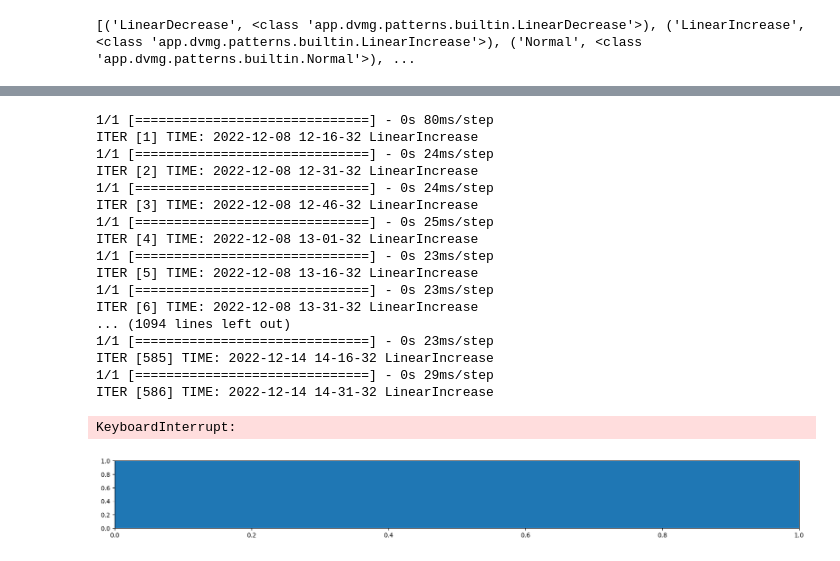
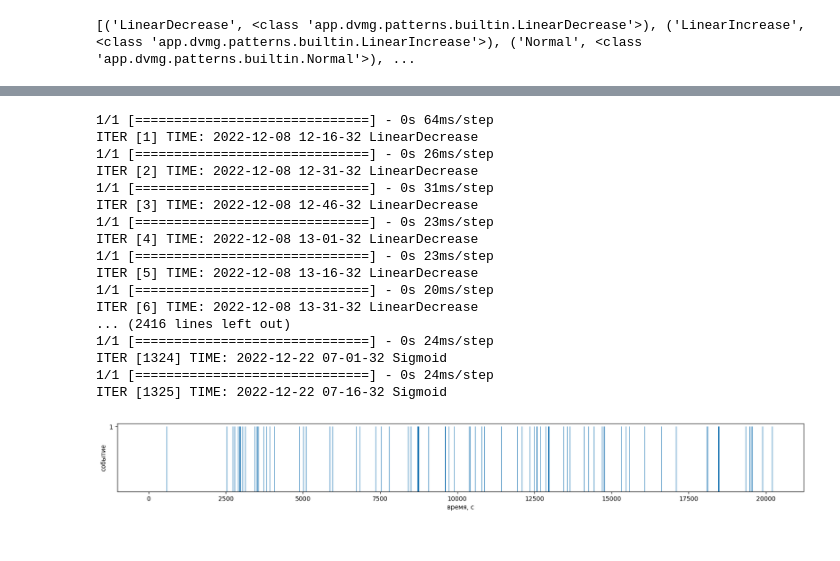
Before and after one commit to 3xiced/dvmg, a Jupyter notebook: net/keras.ipynb, the cells around one changed output, grey strips where cells are left out. Saved outputs shown, nothing was run; the diff lists cells and outputs as text; code cells hidden in the pictures.

```diff
--- a/net/keras.ipynb
+++ b/net/keras.ipynb
@@ -43,7 +43,7 @@ test_dataset_model_2: list[tuple[np.ndarray, int]] = list() # (X, class_id)
 
 # Paths to data files
 training_file_path = f'../dataset/{onlyfiles[0]}'
-test_file_path = f'../dataset/{onlyfiles[1]}'
+# test_file_path = f'../dataset/{onlyfiles[1]}'
 
 def parse(path: str, pattern_name: str) -> tuple[np.ndarray, np.ndarray, list]:
 
@@ -84,14 +84,14 @@ for ptrn in f_patterns_list:
     dataset_model_1 += [((X_model_1, y_model_1), pattern_name)]
     dataset_model_2 = [*dataset_model_2, *X_model_2]
 
-    test_data = parse(test_file_path, pattern_name)
+    # test_data = parse(test_file_path, pattern_name)
 
-    X_model_1 = test_data["X_model_1"] # type: ignore
-    y_model_1 = test_data["y_model_1"] # type: ignore
-    X_model_2 = test_data["X_model_2"] # type: ignore
+    # X_model_1 = test_data["X_model_1"] # type: ignore
+    # y_model_1 = test_data["y_model_1"] # type: ignore
+    # X_model_2 = test_data["X_model_2"] # type: ignore
 
-    test_dataset_model_1 += [((X_model_1, y_model_1), pattern_name)]
-    test_dataset_model_2 = [*test_dataset_model_2, *X_model_2]
+    # test_dataset_model_1 += [((X_model_1, y_model_1), pattern_name)]
+    # test_dataset_model_2 = [*test_dataset_model_2, *X_model_2]
 
 # print(dataset_model_1[0])
 # print('\n-----------------\n')
@@ -138,6 +121,6 @@ tf.Tensor(
 # %%
 model = Sequential()
-model.add(Input(shape=(16,)))
+model.add(Input(shape=(14,)))
 model.add(Dense(70, activation='sigmoid', name='hidden_1'))
 model.add(Dense(32, activation='sigmoid', name='hidden_2'))
 model.add(Dense(7, activation='softmax', name='output'))
@@ -205,48 +188,47 @@ while end_time < dt_objects[-1]:
     cut_timestamp = [to_inspect_timestamps[i] - min(to_inspect_timestamps) + .001 for i in range(len(to_inspect_timestamps))]
     if len(cut_timestamp) == 0:
         continue
 
     for time in cut_timestamp:
         output[time] = 1
     # print(list(output.keys()))
     to_hist = process_coordinates_to_histogram(list(output.keys()), DEVIDER)
     x, y = compile_phase_portrait(to_hist, DEVIDER, 20)
-    rx, ry = compile_phase_reconstruction_octante(x, y)
+    rx, ry = compile_phase_reconstruction_quantile(x, y)
     test_data = tf.convert_to_tensor(np.array(rx + ry), tf.float32)
 
     # Predict and print
     prediction = model.predict(tf.expand_dims(test_data, axis=0)) #type: ignore
     tt = start_time.strftime('%Y-%m-%d %H:%M:%S').replace(':','-')
     class_name = f_patterns_list[prediction.tolist()[0].index(max(prediction.tolist()[0]))][0]
     print(f"ITER [{counter}] TIME: {tt} " + class_name)
     plt.close('all')
     plt.rcParams["figure.figsize"] = [20, 2]
     plt.bar(list(output.keys()), list(output.values()), width=10)  # type: ignore
     plt.yticks([1])
     plt.xlabel("время, c")
     plt.ylabel("событие")
     plt.savefig(f'./images/events/{tt}+{class_name}.png')
 
 
 # timestamps = timestamps[66:120] #78 #169
 # timestamps = timestamps[78:190] #78 #169
 # %% [output]
-1/1 [==============================] - 0s 80ms/step
-ITER [1] TIME: 2022-12-08 12-16-32 LinearIncrease
+1/1 [==============================] - 0s 64ms/step
+ITER [1] TIME: 2022-12-08 12-16-32 LinearDecrease
+1/1 [==============================] - 0s 26ms/step
+ITER [2] TIME: 2022-12-08 12-31-32 LinearDecrease
+1/1 [==============================] - 0s 31ms/step
+ITER [3] TIME: 2022-12-08 12-46-32 LinearDecrease
+1/1 [==============================] - 0s 23ms/step
+ITER [4] TIME: 2022-12-08 13-01-32 LinearDecrease
+1/1 [==============================] - 0s 23ms/step
+ITER [5] TIME: 2022-12-08 13-16-32 LinearDecrease
+1/1 [==============================] - 0s 20ms/step
+ITER [6] TIME: 2022-12-08 13-31-32 LinearDecrease
+... (2416 lines left out)
 1/1 [==============================] - 0s 24ms/step
-ITER [2] TIME: 2022-12-08 12-31-32 LinearIncrease
+ITER [1324] TIME: 2022-12-22 07-01-32 Sigmoid
 1/1 [==============================] - 0s 24ms/step
-ITER [3] TIME: 2022-12-08 12-46-32 LinearIncrease
-1/1 [==============================] - 0s 25ms/step
-ITER [4] TIME: 2022-12-08 13-01-32 LinearIncrease
-1/1 [==============================] - 0s 23ms/step
-ITER [5] TIME: 2022-12-08 13-16-32 LinearIncrease
-1/1 [==============================] - 0s 23ms/step
-ITER [6] TIME: 2022-12-08 13-31-32 LinearIncrease
-... (1094 lines left out)
-1/1 [==============================] - 0s 23ms/step
-ITER [585] TIME: 2022-12-14 14-16-32 LinearIncrease
-1/1 [==============================] - 0s 29ms/step
-ITER [586] TIME: 2022-12-14 14-31-32 LinearIncrease
+ITER [1325] TIME: 2022-12-22 07-16-32 Sigmoid
-KeyboardInterrupt:
-[figure, old version]
+[figure, new version]
```
Also changed, not shown: parts of 2 cells of this notebook, 9 other files.
